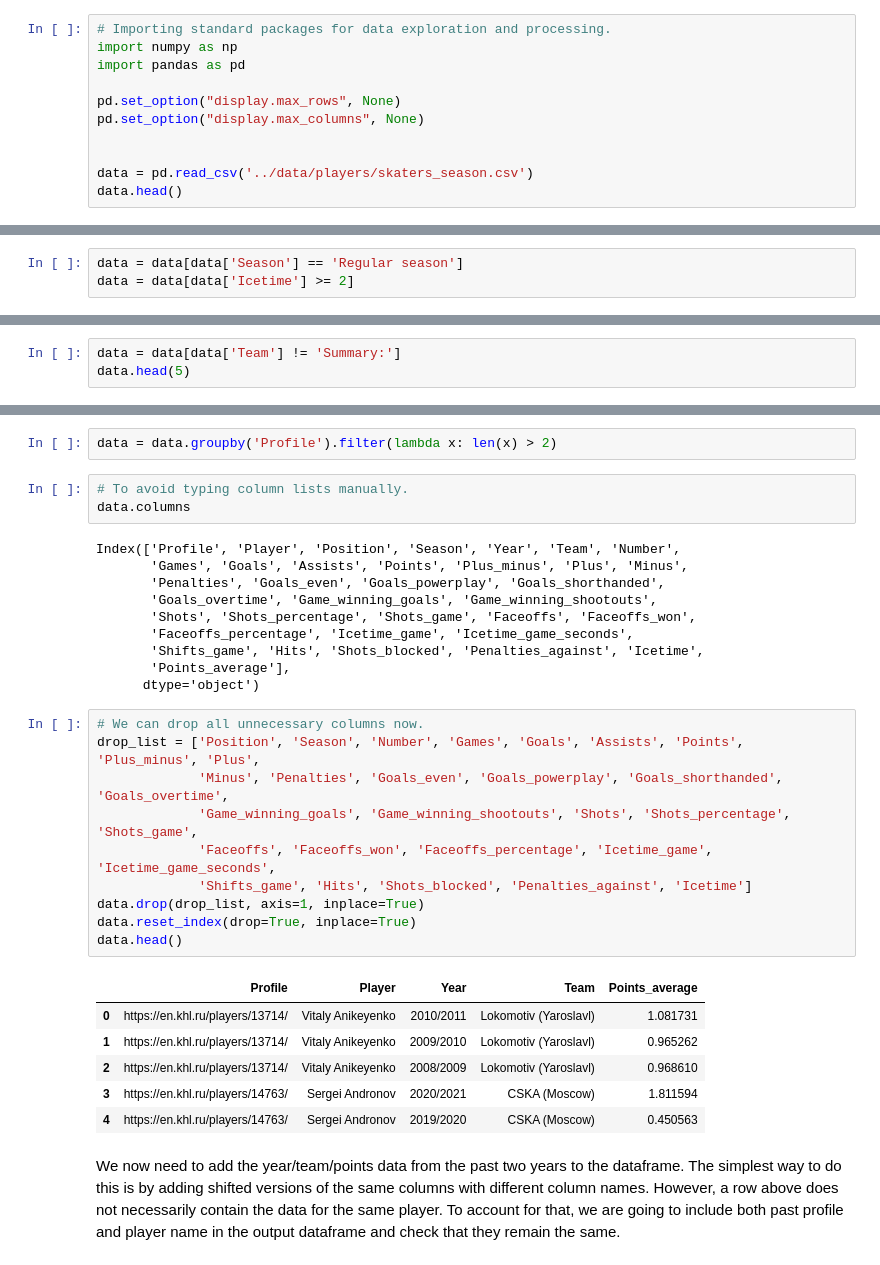
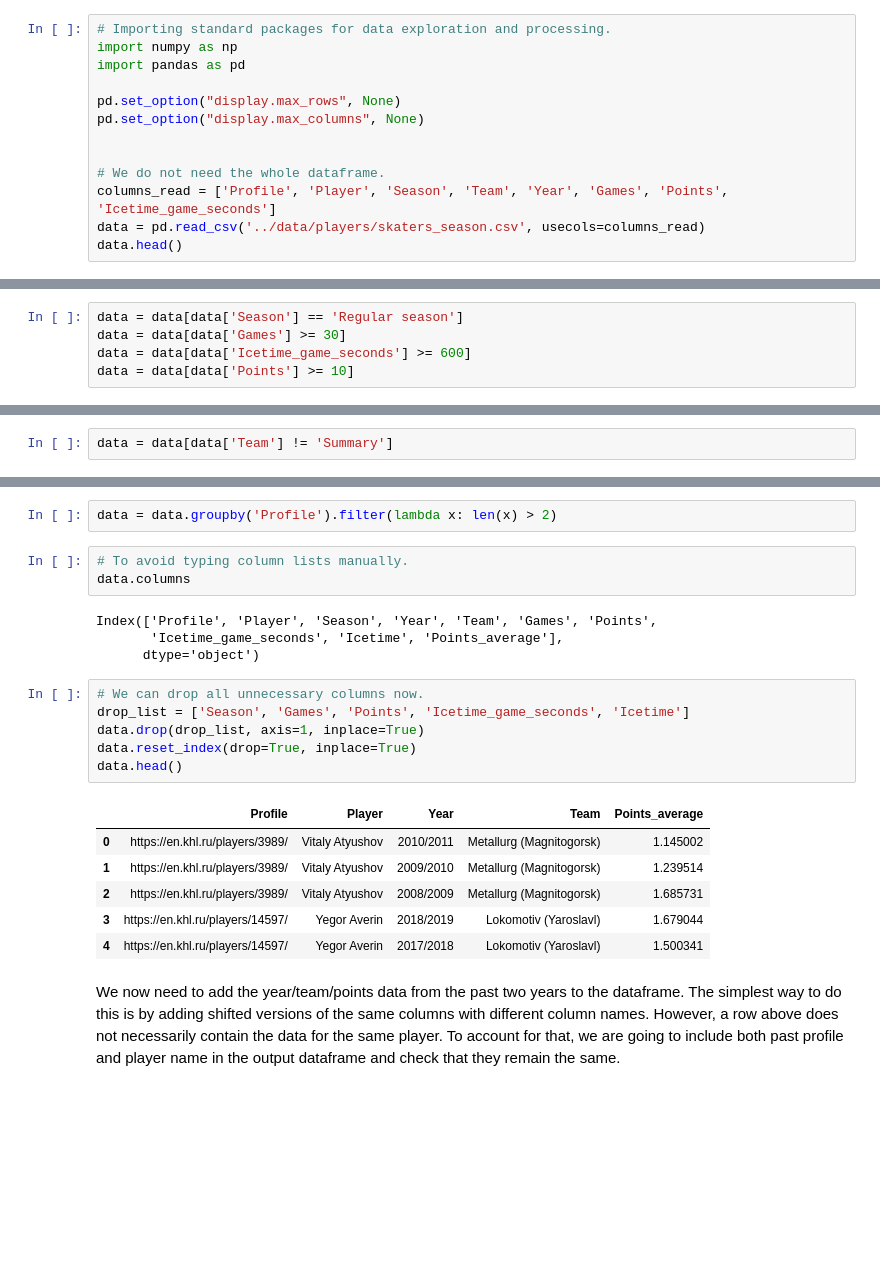
Before and after one commit to Dark-Hobbit/khl, a Jupyter notebook: analysing_player_data/predicting_season_points.ipynb, the cells around one changed output, grey strips where cells are left out. Cells and saved outputs as stored; diff of their text form; blank space fills up the shorter version.

```diff
--- a/analysing_player_data/predicting_season_points.ipynb
+++ b/analysing_player_data/predicting_season_points.ipynb
@@ -11,6 +11,8 @@ pd.set_option("display.max_rows", None)
 pd.set_option("display.max_columns", None)
 
 
-data = pd.read_csv('../data/players/skaters_season.csv')
+# We do not need the whole dataframe.
+columns_read = ['Profile', 'Player', 'Season', 'Team', 'Year', 'Games', 'Points', 'Icetime_game_seconds']
+data = pd.read_csv('../data/players/skaters_season.csv', usecols=columns_read)
 data.head()
 # %% [output]
@@ -39,4 +43,6 @@ Since we are using averages we need to ensure that all players have participated
 On a related note, let us drop all playoff seasons from the data. Not only they tend to be fairly short and would be mostly sorted out based on the icetime required, but the playoff matches tend to behave somewhat differently than the regular season.
 # %%
 data = data[data['Season'] == 'Regular season']
-data = data[data['Icetime'] >= 2]
+data = data[data['Games'] >= 30]
+data = data[data['Icetime_game_seconds'] >= 600]
+data = data[data['Points'] >= 10]
@@ -54,3 +65,2 @@ Ideally, we want to take such cases into account but it present problems of its
 # %%
-data = data[data['Team'] != 'Summary:']
-data.head(5)
+data = data[data['Team'] != 'Summary']
@@ -69,32 +93,22 @@ data = data.groupby('Profile').filter(lambda x: len(x) > 2)
 # To avoid typing column lists manually.
 data.columns
 # %% [output]
-Index(['Profile', 'Player', 'Position', 'Season', 'Year', 'Team', 'Number',
-       'Games', 'Goals', 'Assists', 'Points', 'Plus_minus', 'Plus', 'Minus',
-       'Penalties', 'Goals_even', 'Goals_powerplay', 'Goals_shorthanded',
-       'Goals_overtime', 'Game_winning_goals', 'Game_winning_shootouts',
-       'Shots', 'Shots_percentage', 'Shots_game', 'Faceoffs', 'Faceoffs_won',
-       'Faceoffs_percentage', 'Icetime_game', 'Icetime_game_seconds',
-       'Shifts_game', 'Hits', 'Shots_blocked', 'Penalties_against', 'Icetime',
-       'Points_average'],
+Index(['Profile', 'Player', 'Season', 'Year', 'Team', 'Games', 'Points',
+       'Icetime_game_seconds', 'Icetime', 'Points_average'],
       dtype='object')
 # %%
 # We can drop all unnecessary columns now.
-drop_list = ['Position', 'Season', 'Number', 'Games', 'Goals', 'Assists', 'Points', 'Plus_minus', 'Plus',
-             'Minus', 'Penalties', 'Goals_even', 'Goals_powerplay', 'Goals_shorthanded', 'Goals_overtime',
-             'Game_winning_goals', 'Game_winning_shootouts', 'Shots', 'Shots_percentage', 'Shots_game',
-             'Faceoffs', 'Faceoffs_won', 'Faceoffs_percentage', 'Icetime_game', 'Icetime_game_seconds',
-             'Shifts_game', 'Hits', 'Shots_blocked', 'Penalties_against', 'Icetime']
+drop_list = ['Season', 'Games', 'Points', 'Icetime_game_seconds', 'Icetime']
 data.drop(drop_list, axis=1, inplace=True)
 data.reset_index(drop=True, inplace=True)
 data.head()
 # %% [output]
 |  | Profile | Player | Year | Team | Points_average |
-| 0 | https://en.khl.ru/players/13714/ | Vitaly Anikeyenko | 2010/2011 | Lokomotiv (Yaroslavl) | 1.081731 |
-| 1 | https://en.khl.ru/players/13714/ | Vitaly Anikeyenko | 2009/2010 | Lokomotiv (Yaroslavl) | 0.965262 |
-| 2 | https://en.khl.ru/players/13714/ | Vitaly Anikeyenko | 2008/2009 | Lokomotiv (Yaroslavl) | 0.968610 |
-| 3 | https://en.khl.ru/players/14763/ | Sergei Andronov | 2020/2021 | CSKA (Moscow) | 1.811594 |
-| 4 | https://en.khl.ru/players/14763/ | Sergei Andronov | 2019/2020 | CSKA (Moscow) | 0.450563 |
+| 0 | https://en.khl.ru/players/3989/ | Vitaly Atyushov | 2010/2011 | Metallurg (Magnitogorsk) | 1.145002 |
+| 1 | https://en.khl.ru/players/3989/ | Vitaly Atyushov | 2009/2010 | Metallurg (Magnitogorsk) | 1.239514 |
+| 2 | https://en.khl.ru/players/3989/ | Vitaly Atyushov | 2008/2009 | Metallurg (Magnitogorsk) | 1.685731 |
+| 3 | https://en.khl.ru/players/14597/ | Yegor Averin | 2018/2019 | Lokomotiv (Yaroslavl) | 1.679044 |
+| 4 | https://en.khl.ru/players/14597/ | Yegor Averin | 2017/2018 | Lokomotiv (Yaroslavl) | 1.500341 |
 # %% [markdown]
 We now need to add the year/team/points data from the past two years to the dataframe. The simplest way to do this is by adding shifted versions of the same columns with different column names. However, a row above does not necessarily contain the data for the same player. To account for that, we are going to include both past profile and player name in the output dataframe and check that they remain the same.
 # %%
```
Also changed, not shown: parts of 24 cells of this notebook, 1 other file.
